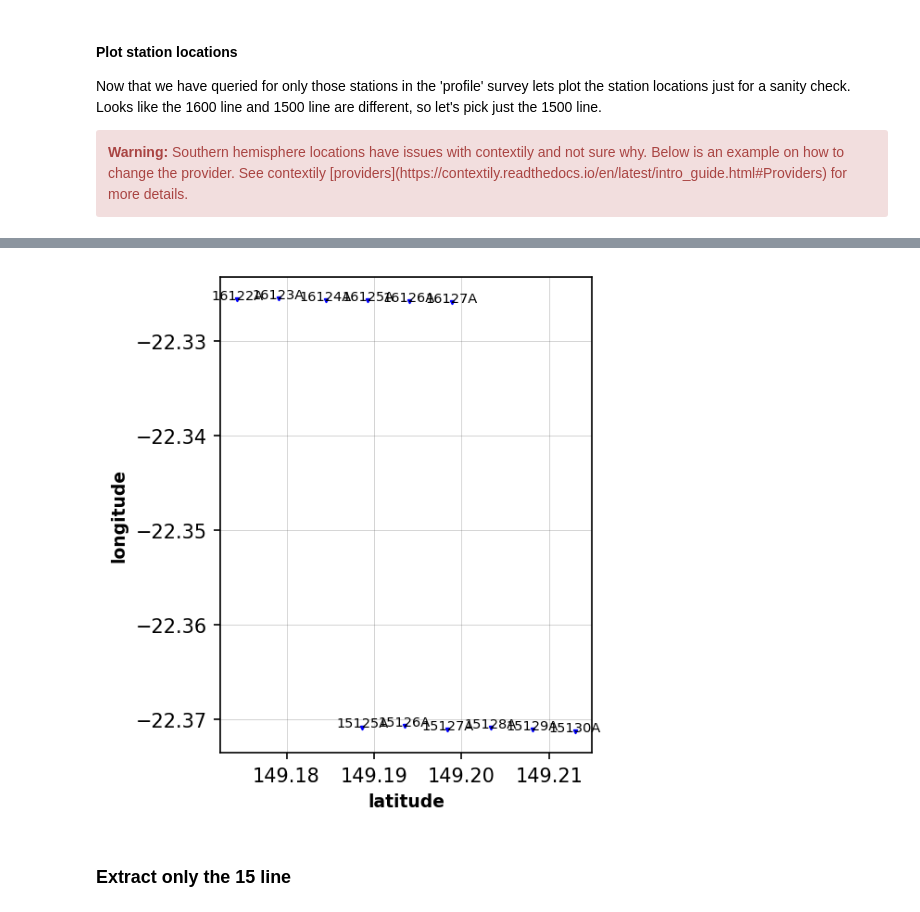
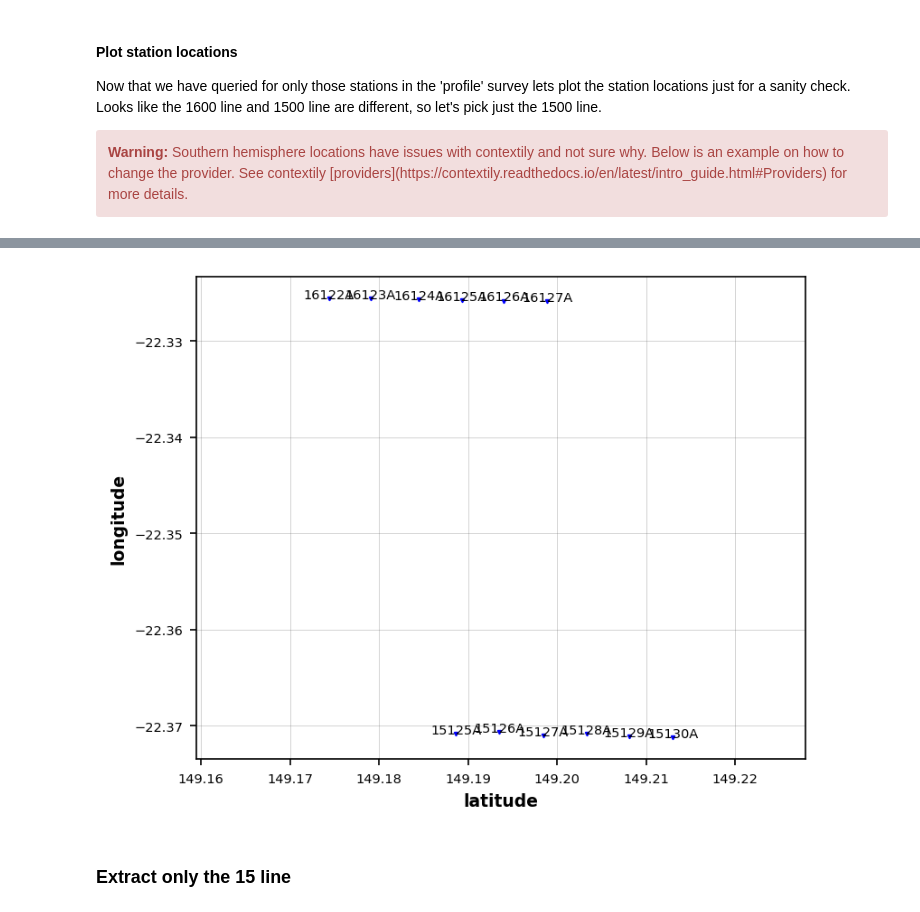
Before and after one commit to MTgeophysics/mtpy-v2, a Jupyter notebook: docs/source/notebooks/1_making_MTCollection.ipynb, the cells around one changed output, grey strips where cells are left out. Saved outputs shown, nothing was run; the diff lists cells and outputs as text; code cells hidden in the pictures.

```diff
--- a/docs/source/notebooks/1_making_MTCollection.ipynb
+++ b/docs/source/notebooks/1_making_MTCollection.ipynb
@@ -109,5 +107,5 @@ Now that we have queried for only those stations in the 'profile' survey lets pl
 <b>Warning:</b> Southern hemisphere locations have issues with contextily and not sure why.  Below is an example on how to change the provider.  See contextily [providers](https://contextily.readthedocs.io/en/latest/intro_guide.html#Providers) for more details.
 </div>
 # %%
-stations_plot = mtc.plot_stations()
+stations_plot = mtc.plot_stations(pad=.0001)
 # %% [output]
@@ -115,5 +113,5 @@ stations_plot = mtc.plot_stations()
 https://basemap.nationalmap.gov/arcgis/rest/services/USGSTopo/MapServer/tile/15/18469/29962
-[figure, old version]
+[figure, new version]
 # %% [markdown]
 ### Extract only the 15 line
 # %%
```
Also changed, not shown: parts of 8 cells of this notebook, 1 other file.
